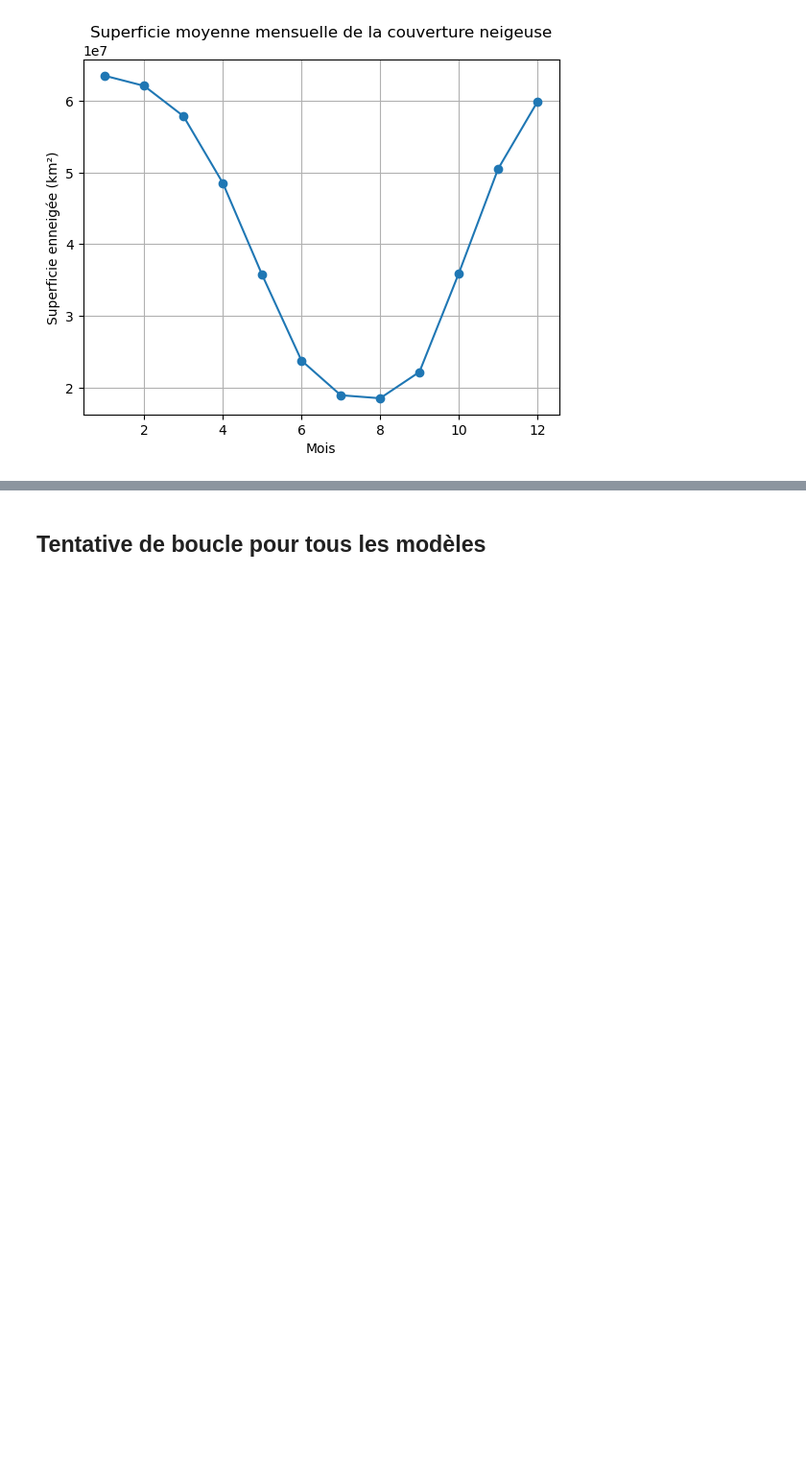
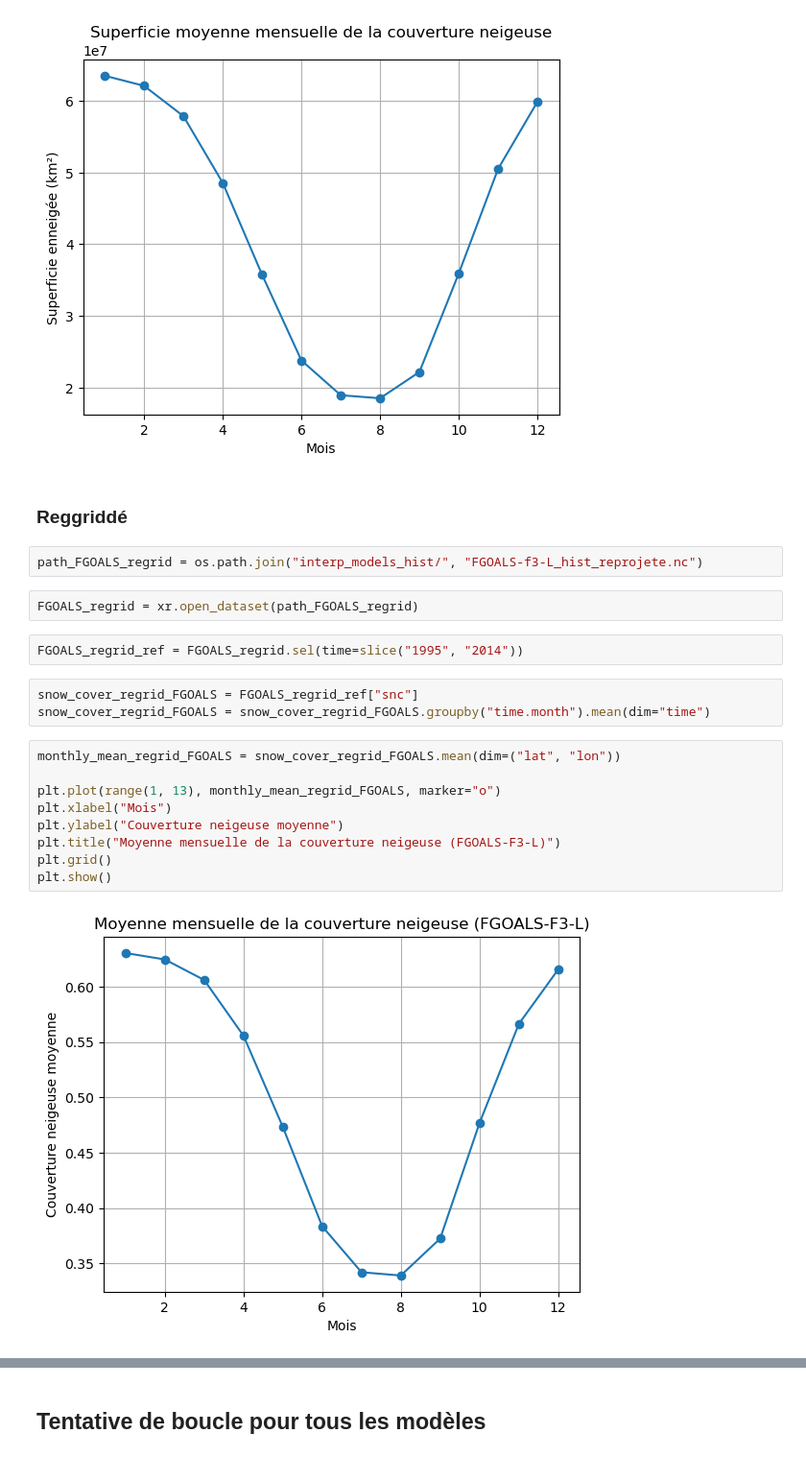
Before and after one commit to IGE-OpenReproLab2025/M2_Snow_project, a Jupyter notebook: notebooks/Comparison_bt_initial_and_regridded_historical_files_180325.ipynb, the cells around one changed output, grey strips where cells are left out. Shown at 96% size. Saved outputs shown, nothing was run; the diff lists cells and outputs as text; blank space fills up the shorter version.

```diff
--- a/notebooks/Comparison_bt_initial_and_regridded_historical_files_180325.ipynb
+++ b/notebooks/Comparison_bt_initial_and_regridded_historical_files_180325.ipynb
@@ -350,3 +378,25 @@ plt.grid()
 plt.show()
 # %% [output]
 [figure]
+# %% [markdown]
+### Reggriddé
+# %%
+path_FGOALS_regrid = os.path.join("interp_models_hist/", "FGOALS-f3-L_hist_reprojete.nc")
+# %%
+FGOALS_regrid = xr.open_dataset(path_FGOALS_regrid)
+# %%
+FGOALS_regrid_ref = FGOALS_regrid.sel(time=slice("1995", "2014"))
+# %%
+snow_cover_regrid_FGOALS = FGOALS_regrid_ref["snc"]
+snow_cover_regrid_FGOALS = snow_cover_regrid_FGOALS.groupby("time.month").mean(dim="time")
+# %%
+monthly_mean_regrid_FGOALS = snow_cover_regrid_FGOALS.mean(dim=("lat", "lon"))
+
+plt.plot(range(1, 13), monthly_mean_regrid_FGOALS, marker="o")
+plt.xlabel("Mois")
+plt.ylabel("Couverture neigeuse moyenne")
+plt.title("Moyenne mensuelle de la couverture neigeuse (FGOALS-F3-L)")
+plt.grid()
+plt.show()
+# %% [output]
+[figure, added]
```
Also changed, not shown: parts of 42 cells of this notebook, 8 other files.
